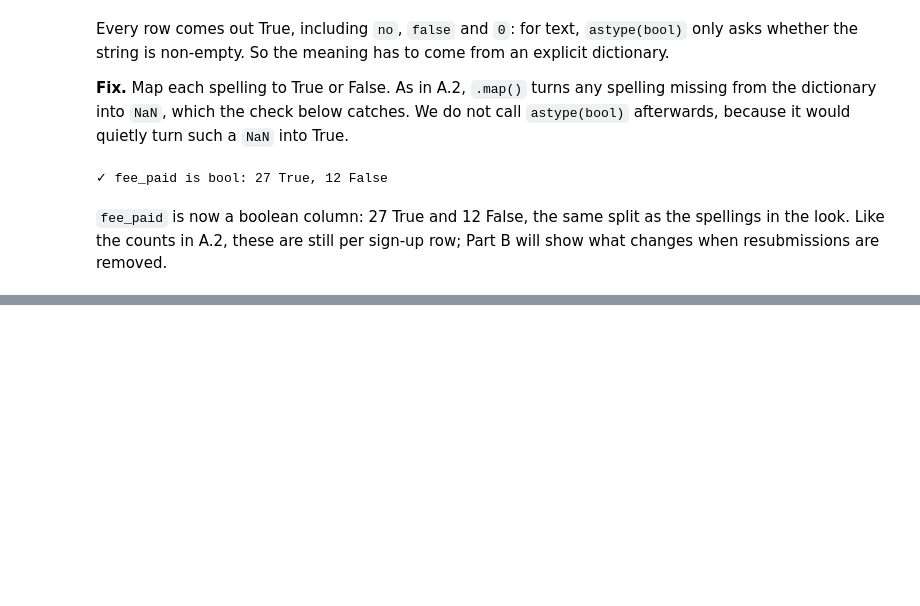
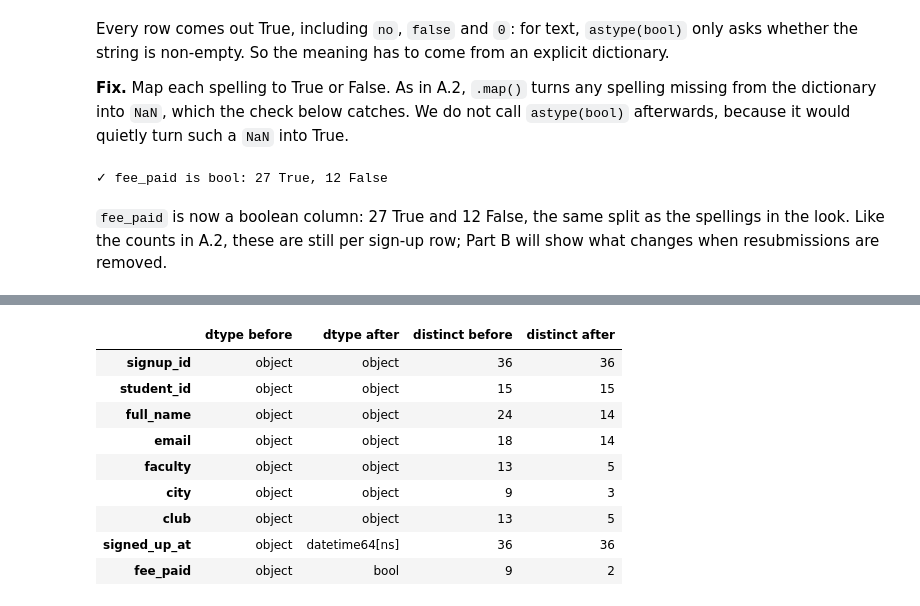
Before and after one commit to DanEhab/daniel-ehab_58-3825_MET-02_task1, a Jupyter notebook: task1.ipynb, the cells around one changed output, grey strips where cells are left out. Saved outputs shown, nothing was run; the diff lists cells and outputs as text; code cells hidden in the pictures; blank space fills up the shorter version.

Commit message:
Part A.5: parse signed_up_at into one datetime column

```diff
--- a/task1.ipynb
+++ b/task1.ipynb
@@ -345,0 +366,8 @@ print(f"✓ fee_paid is {signups['fee_paid'].dtype}: {paid[True]} True, {paid[Fa
+# %%
+when = signups["signed_up_at"]
+is_iso = when.str.fullmatch(r"\d{4}-\d{2}-\d{2} \d{2}:\d{2}")    # 2026-09-15 13:39
+is_slash = when.str.fullmatch(r"\d{2}/\d{2}/\d{4} \d{2}:\d{2}")  # 15/09/2026 03:12
+
+print("NNNN-NN-NN NN:NN :", is_iso.sum(), "rows, e.g.", when[is_iso].iloc[0])
+print("NN/NN/NNNN NN:NN :", is_slash.sum(), "rows, e.g.", when[is_slash].iloc[0])
+print("both or neither  :", (is_iso == is_slash).sum(), "rows")
@@ -345,0 +394,6 @@ print(f"✓ fee_paid is {signups['fee_paid'].dtype}: {paid[True]} True, {paid[Fa
+# %%
+parsed = pd.Series(pd.NaT, index=signups.index, dtype="datetime64[ns]")
+parsed[is_iso] = pd.to_datetime(when[is_iso], format="%Y-%m-%d %H:%M")
+parsed[is_slash] = pd.to_datetime(when[is_slash], format="%d/%m/%Y %H:%M")
+
+signups["signed_up_at"] = parsed
@@ -345,0 +427,16 @@ print(f"✓ fee_paid is {signups['fee_paid'].dtype}: {paid[True]} True, {paid[Fa
+# %%
+pd.DataFrame({
+    "dtype before": raw.dtypes, "dtype after": signups.dtypes,
+    "distinct before": raw.nunique(), "distinct after": signups.nunique(),
+})
+# %% [output]
+|  | dtype before | dtype after | distinct before | distinct after |
+| signup_id | object | object | 36 | 36 |
+| student_id | object | object | 15 | 15 |
+| full_name | object | object | 24 | 14 |
+| email | object | object | 18 | 14 |
+| faculty | object | object | 13 | 5 |
+| city | object | object | 9 | 3 |
+| club | object | object | 13 | 5 |
+| signed_up_at | object | datetime64[ns] | 36 | 36 |
+| fee_paid | object | bool | 9 | 2 |
```
Also changed, not shown: parts of 10 cells of this notebook.
